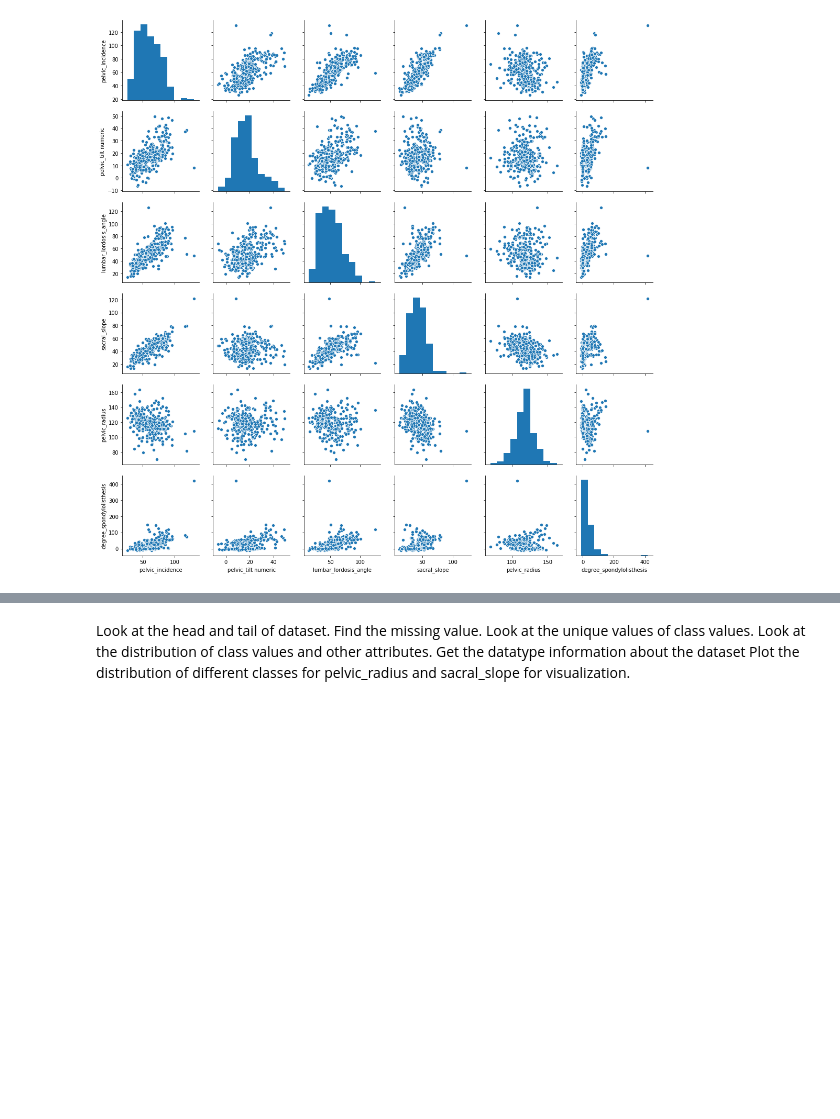
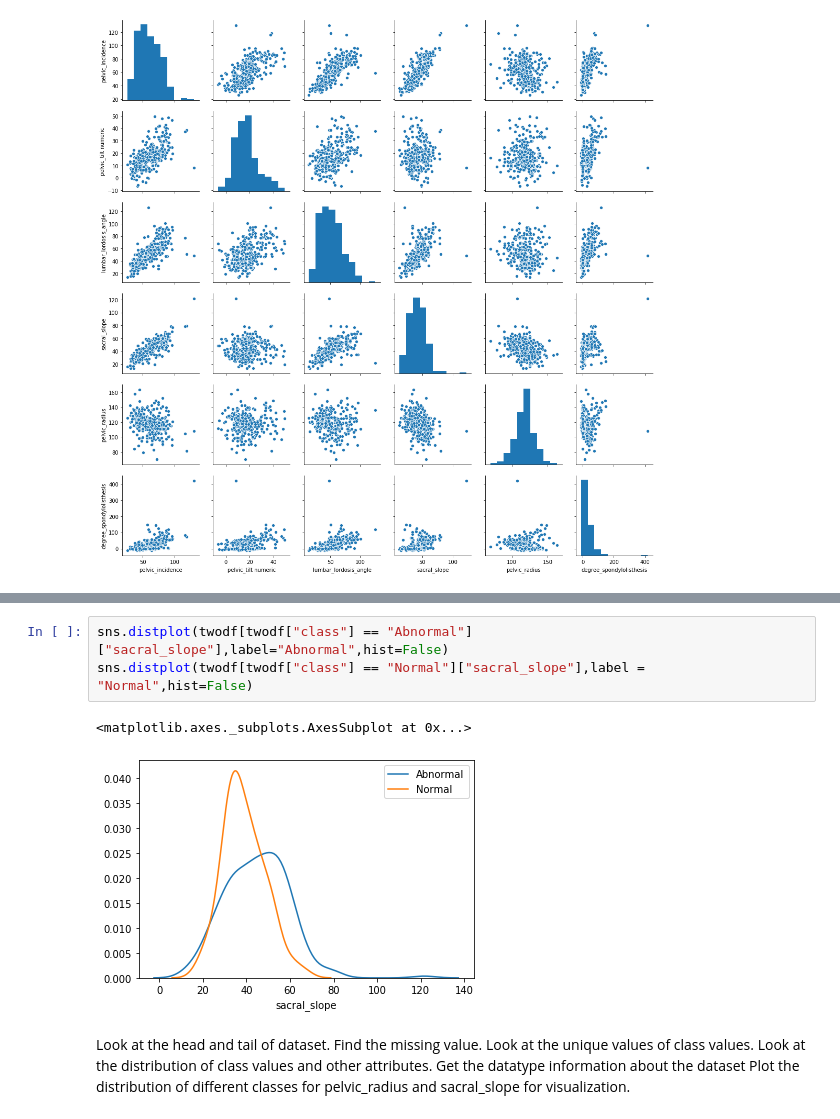
Before and after one commit to mohit19mahajan/aiml1, a Jupyter notebook: Project - kNN- Patient type Classification.ipynb, the cells around one changed output, grey strips where cells are left out. Saved outputs shown, nothing was run; the diff lists cells and outputs as text; blank space fills up the shorter version.

```diff
--- a/Project - kNN- Patient type Classification.ipynb
+++ b/Project - kNN- Patient type Classification.ipynb
@@ -112,3 +112,9 @@ Index(['pelvic_incidence', 'pelvic_tilt numeric', 'lumbar_lordosis_angle',
+# %%
+sns.distplot(twodf[twodf["class"] == "Abnormal"]["sacral_slope"],label="Abnormal",hist=False)
+sns.distplot(twodf[twodf["class"] == "Normal"]["sacral_slope"],label = "Normal",hist=False)
+# %% [output]
+<matplotlib.axes._subplots.AxesSubplot at 0x...>
+[figure, added]
 # %% [markdown]
 Look at the head and tail of dataset.
 Find the missing value.
```
Also changed, not shown: parts of 2 cells of this notebook.
